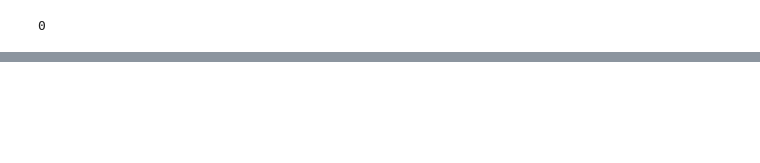
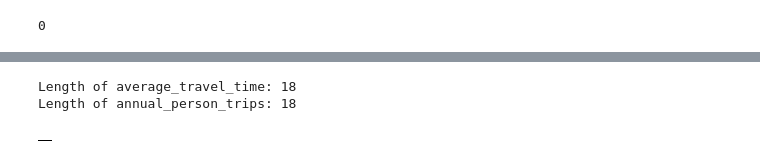
Before and after one commit to cal-itp/cal-bc, a Jupyter notebook: CalBC-workflow /Running Widgets.ipynb, the cells around one changed output, grey strips where cells are left out. Saved outputs shown, nothing was run; the diff lists cells and outputs as text; code cells hidden in the pictures; blank space fills up the shorter version.

Commit message:
TimeBenefit calculated

```diff
--- a/CalBC-workflow /Running Widgets.ipynb
+++ b/CalBC-workflow /Running Widgets.ipynb
@@ -28 +31,11 @@ modelinputs_widgets.PHV1NB_widget.value
+# %%
+travel_time_benefit = traveltime_benefit()
+df_travel_time_benefit = pd.DataFrame(travel_time_benefit)
+# %% [output]
+Length of average_travel_time: 18
+Length of annual_person_trips: 18
+# %%
+df_travel_time_benefit.head(5)
+# %% [output]
+|  |
 # %%
```
Also changed, not shown: parts of 11 cells of this notebook, 4 other files.
